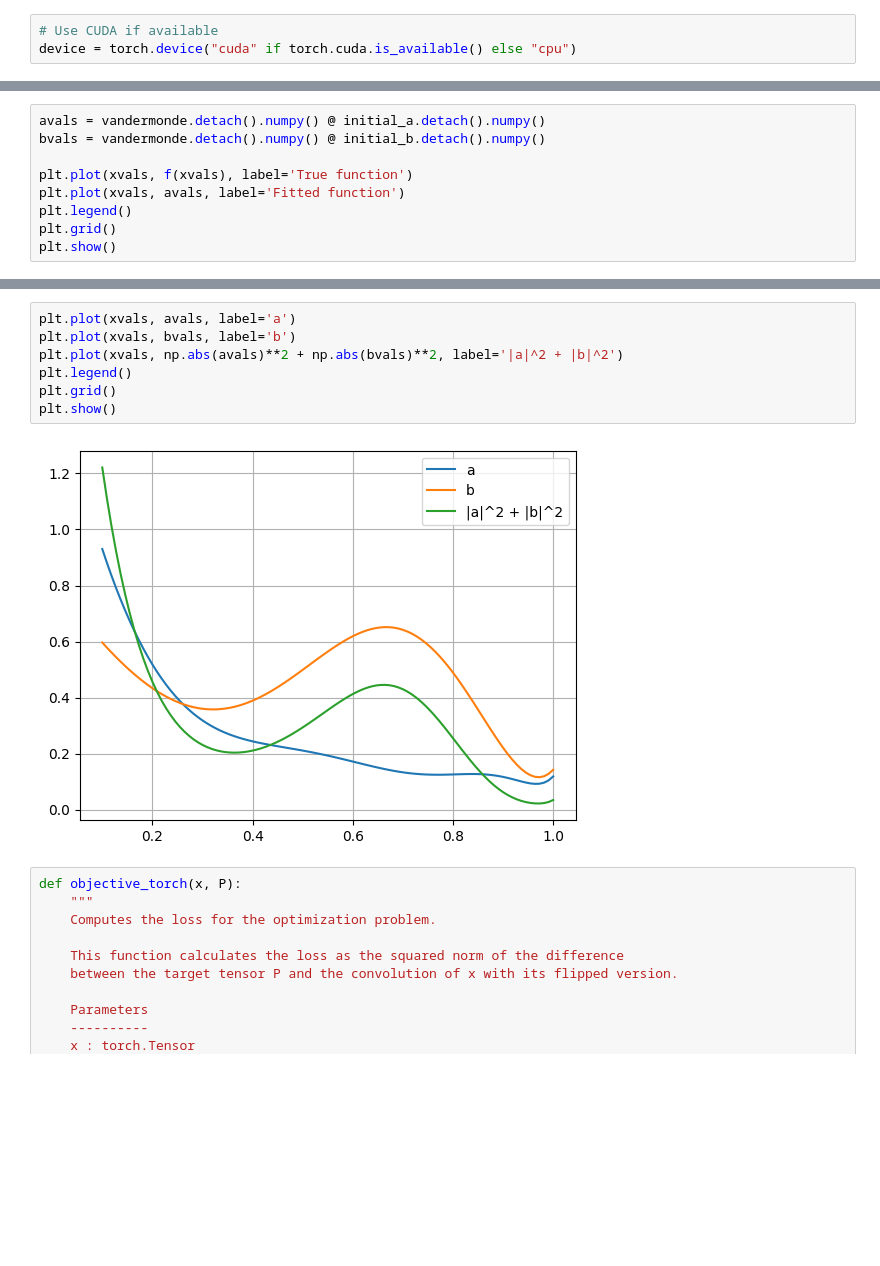
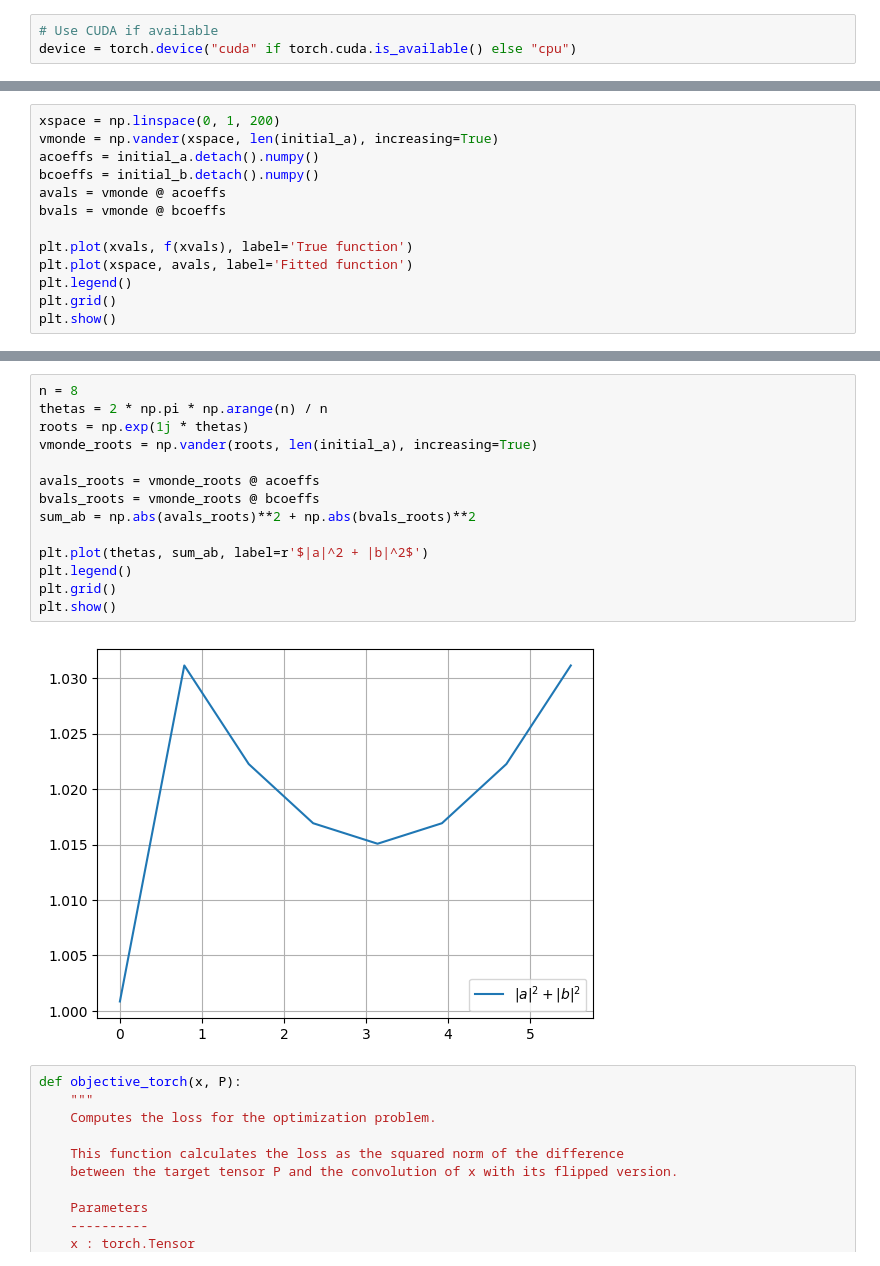
Before and after one commit to qsppack/pyqsppack, a Jupyter notebook: quartic_opt.ipynb, the cells around one changed output, grey strips where cells are left out. Cells and saved outputs as stored; diff of their text form; blank space fills up the shorter version.

```diff
--- a/quartic_opt.ipynb
+++ b/quartic_opt.ipynb
@@ -95,10 +97,14 @@ Final: 0.01797250658273697
 -----------------------------------------------------
 # %%
-avals = vandermonde.detach().numpy() @ initial_a.detach().numpy()
-bvals = vandermonde.detach().numpy() @ initial_b.detach().numpy()
+xspace = np.linspace(0, 1, 200)
+vmonde = np.vander(xspace, len(initial_a), increasing=True)
+acoeffs = initial_a.detach().numpy()
+bcoeffs = initial_b.detach().numpy()
+avals = vmonde @ acoeffs
+bvals = vmonde @ bcoeffs
 
 plt.plot(xvals, f(xvals), label='True function')
-plt.plot(xvals, avals, label='Fitted function')
+plt.plot(xspace, avals, label='Fitted function')
 plt.legend()
 plt.grid()
 plt.show()
@@ -107,12 +113,19 @@ plt.show()
 # %%
-plt.plot(xvals, avals, label='a')
-plt.plot(xvals, bvals, label='b')
-plt.plot(xvals, np.abs(avals)**2 + np.abs(bvals)**2, label='|a|^2 + |b|^2')
+n = 8
+thetas = 2 * np.pi * np.arange(n) / n
+roots = np.exp(1j * thetas)
+vmonde_roots = np.vander(roots, len(initial_a), increasing=True)
+
+avals_roots = vmonde_roots @ acoeffs
+bvals_roots = vmonde_roots @ bcoeffs
+sum_ab = np.abs(avals_roots)**2 + np.abs(bvals_roots)**2
+
+plt.plot(thetas, sum_ab, label=r'$|a|^2 + |b|^2$')
 plt.legend()
 plt.grid()
 plt.show()
 # %% [output]
-[figure, old version]
+[figure, new version]
 # %%
 def objective_torch(x, P):
     """
```
Also changed, not shown: parts of 4 cells of this notebook.
